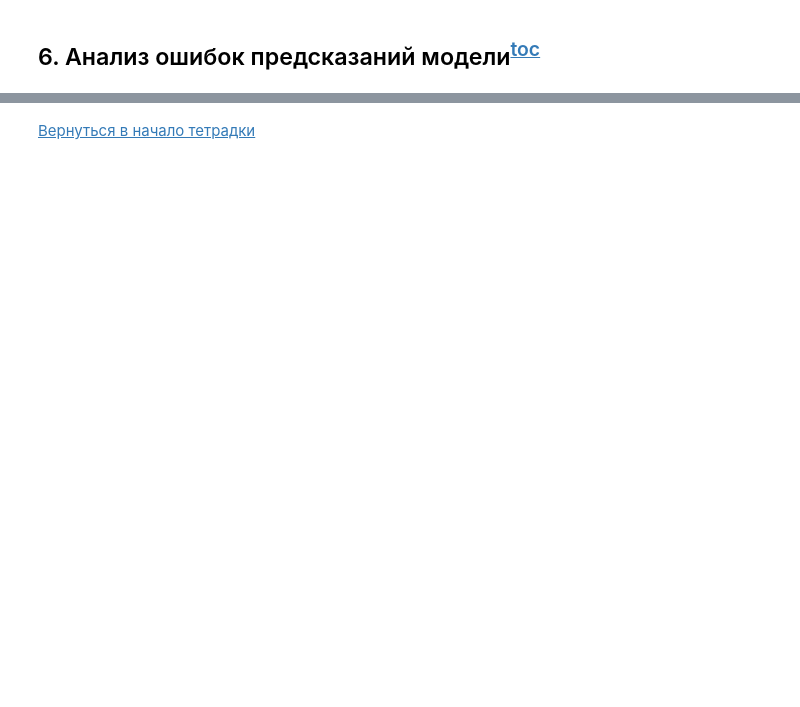
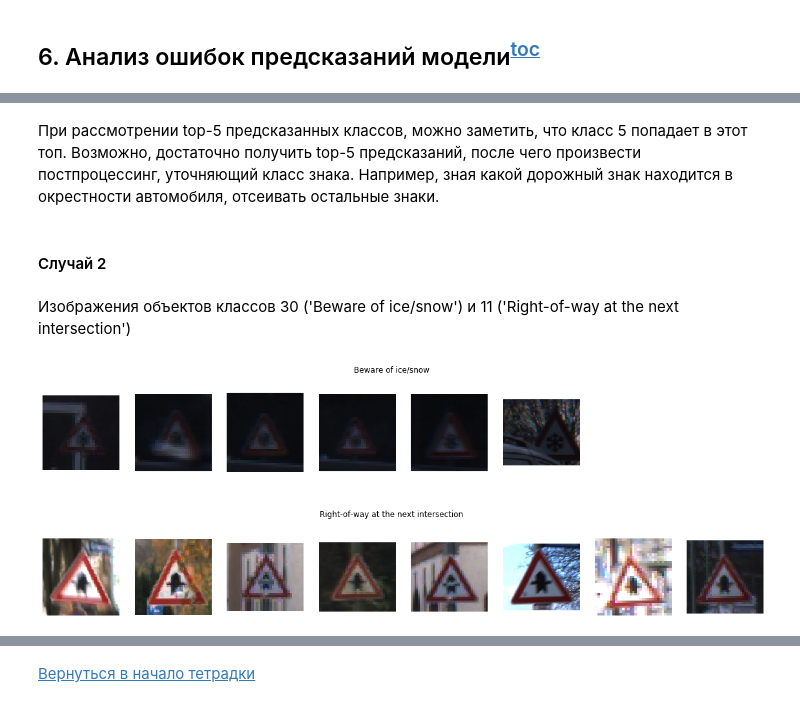
Before and after one commit to m9ta/keras-micronnet, a Jupyter notebook: MicronNet.ipynb, the cells around one changed output, grey strips where cells are left out. Cells and saved outputs as stored; diff of their text form; code cells hidden in the pictures; blank space fills up the shorter version.

```diff
--- a/MicronNet.ipynb
+++ b/MicronNet.ipynb
@@ -680,0 +805,17 @@ print('Точность работы классификатора на тест
+# %% [markdown]
+При рассмотрении top-5 предсказанных классов, можно заметить, что класс 5 попадает в этот топ. Возможно, достаточно получить top-5 предсказаний, после чего произвести постпроцессинг, уточняющий класс знака. Например, зная какой дорожный знак находится в окрестности автомобиля, отсеивать остальные знаки.
+# %% [markdown]
+#### Случай 2
+# %%
+mask = np.logical_and(pred_labels == 11, test_labels == 30)
+error_df = test_df[mask]
+# %% [markdown]
+Изображения объектов классов 30 ('Beware of ice/snow') и 11 ('Right-of-way at the next intersection')
+# %%
+vis_class_samples(df=error_df, class_num=30)
+# %% [output]
+[figure, added]
+# %%
+vis_class_samples(df=test_df, class_num=11)
+# %% [output]
+[figure, added]
```
Also changed, not shown: parts of 31 cells of this notebook.
